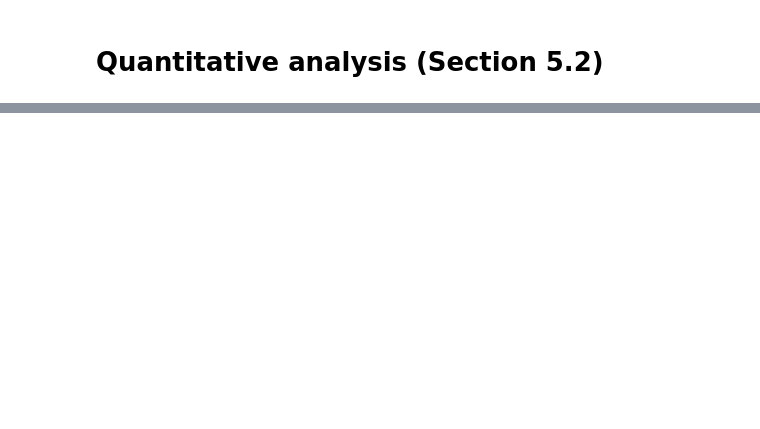
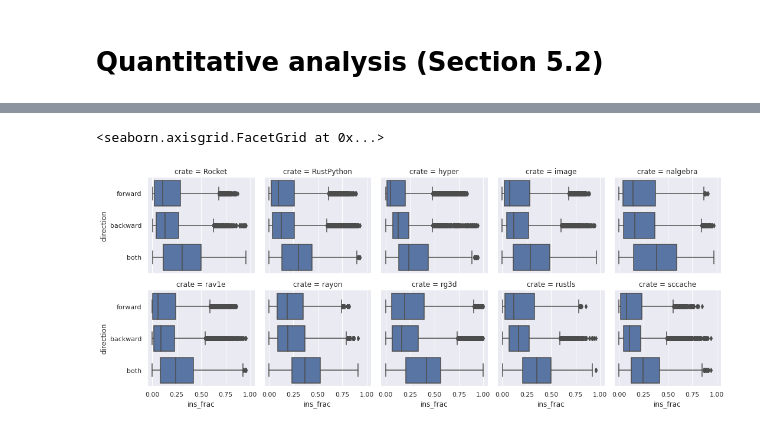
Before and after one commit to willcrichton/flowistry-icse-experiments, a Jupyter notebook: notebooks/analysis.ipynb, the cells around one changed output, grey strips where cells are left out. Cells and saved outputs as stored; diff of their text form; code cells hidden in the pictures; blank space fills up the shorter version.

```diff
--- a/notebooks/analysis.ipynb
+++ b/notebooks/analysis.ipynb
@@ -265,0 +172,6 @@ modular_cond.groupby('reached_library').apply(lambda df: len(df[df.ins_rel_nonze
+# %%
+g = sns.FacetGrid(data=df, col='crate', col_wrap=5)
+g.map_dataframe(sns.boxplot, x='ins_frac', y='direction')
+# %% [output]
+<seaborn.axisgrid.FacetGrid at 0x...>
+[figure, added]
```
Also changed, not shown: parts of 27 cells of this notebook, 10 other files.
